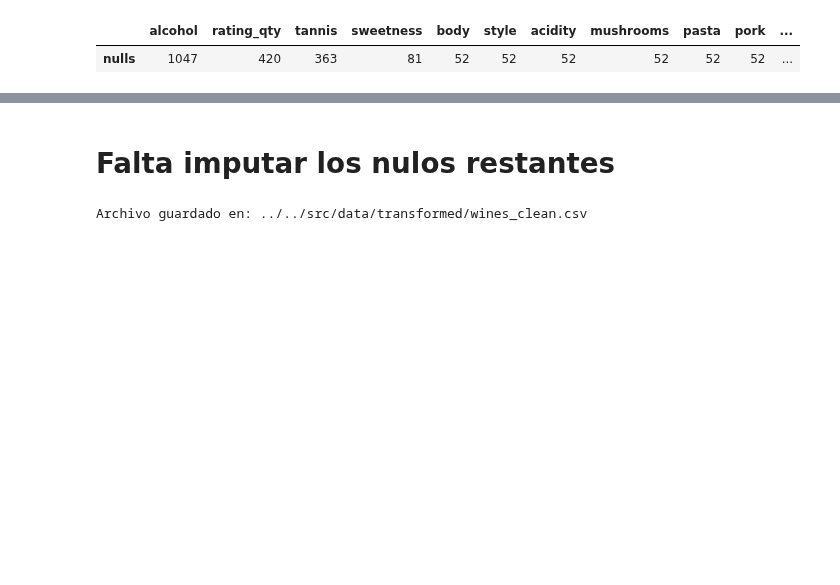
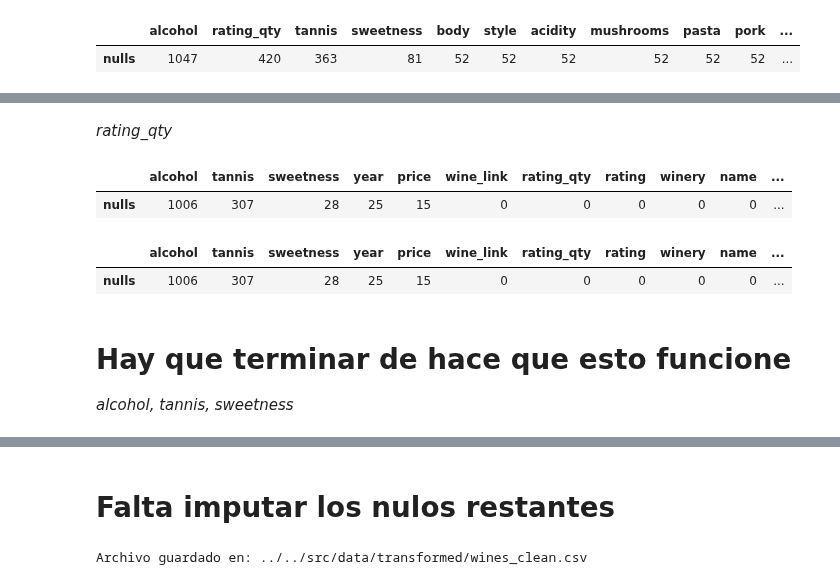
Before and after one commit to Tino27Gut/WineRecommendation, a Jupyter notebook: notebooks/EDA/01_null_analysis.ipynb, the cells around one changed output, grey strips where cells are left out. Saved outputs shown, nothing was run; the diff lists cells and outputs as text; code cells hidden in the pictures; blank space fills up the shorter version.

```diff
--- a/notebooks/EDA/01_null_analysis.ipynb
+++ b/notebooks/EDA/01_null_analysis.ipynb
@@ -69,0 +102,12 @@ _alcohol_
+# %% [markdown]
+*rating_qty*
+# %%
+# Imputación según rating mínimo
+min_rating_qty = wines_clean["rating_qty"].min()
+wines_clean["rating_qty"] = wines_clean["rating_qty"].fillna(min_rating_qty)
+
+# Comprobación
+pd.DataFrame(wines_clean.isna().sum(), columns=["nulls"]).sort_values("nulls", ascending=False).T
+# %% [output]
+|  | alcohol | tannis | sweetness | year | price | wine_link | rating_qty | rating | winery | name | ... |
+| nulls | 1006 | 307 | 28 | 25 | 15 | 0 | 0 | 0 | 0 | 0 | ... |
@@ -70 +145,20 @@ _alcohol_
+# %%
+grapes = ["Albariño", "Barbera", "Bonarda", "Béquignol Noir", "Cabernet Franc",
+          "Cabernet Sauvignon", "Cereza", "Chardonnay", "Chenin Blanc", "Criolla Grande",
+          "Garnacha", "Gewürztraminer", "Grenache", "Grüner Veltliner", "Malbec",
+          "Malvasia", "Marsanne", "Mencia", "Merlot", "Moscatel", "Mourvedre", "Pais",
+          "Pedro Ximenez", "Petit Verdot", "Pinot Gris", "Pinot Noir", "Riesling",
+          "Roussanne", "Sangiovese", "Sauvignon Blanc", "Shiraz/Syrah", "Sémillon",
+          "Tannat", "Tempranillo", "Torrontés", "Trousseau", "Verdejo", "Viognier"]
+
+wines_clean = impute_taste(wines_clean, grapes, ["alcohol", "tannis", "sweetness"])
+
+# Comprobación
+pd.DataFrame(wines_clean.isna().sum(), columns=["nulls"]).sort_values("nulls", ascending=False).T
+# %% [output]
+|  | alcohol | tannis | sweetness | year | price | wine_link | rating_qty | rating | winery | name | ... |
+| nulls | 1006 | 307 | 28 | 25 | 15 | 0 | 0 | 0 | 0 | 0 | ... |
+# %% [markdown]
+# Hay que terminar de hace que esto funcione
+_alcohol, tannis, sweetness_
 # %%
```
Also changed, not shown: parts of 6 cells of this notebook, 2 other files.
